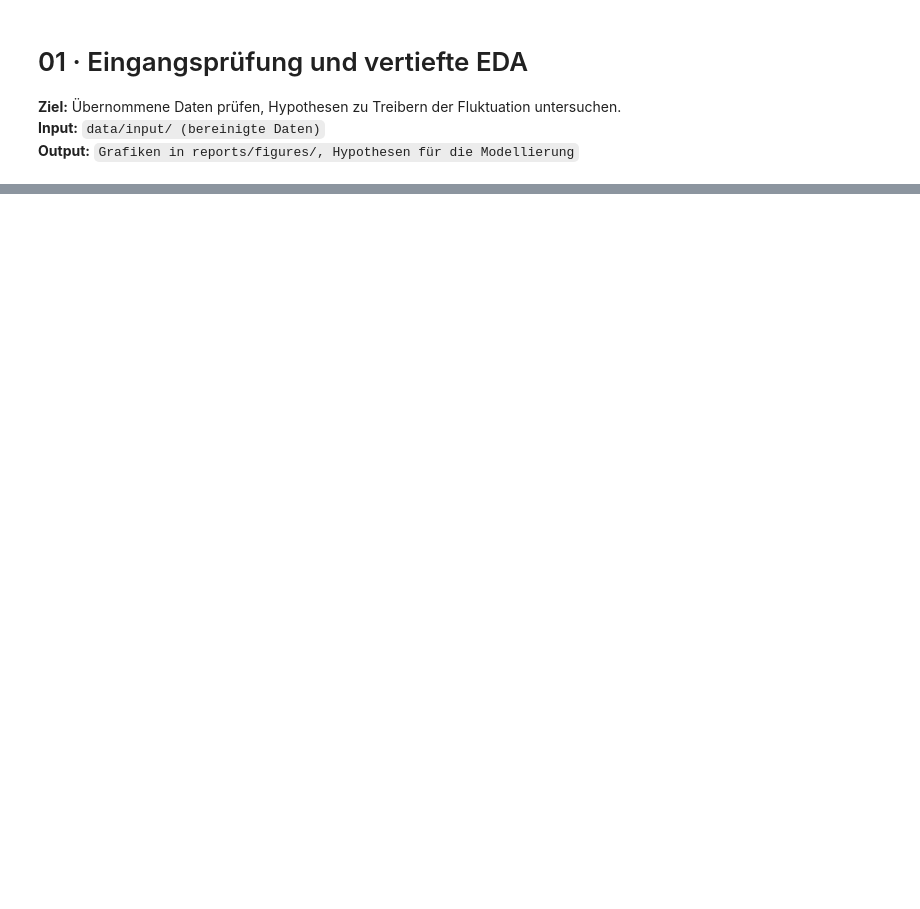
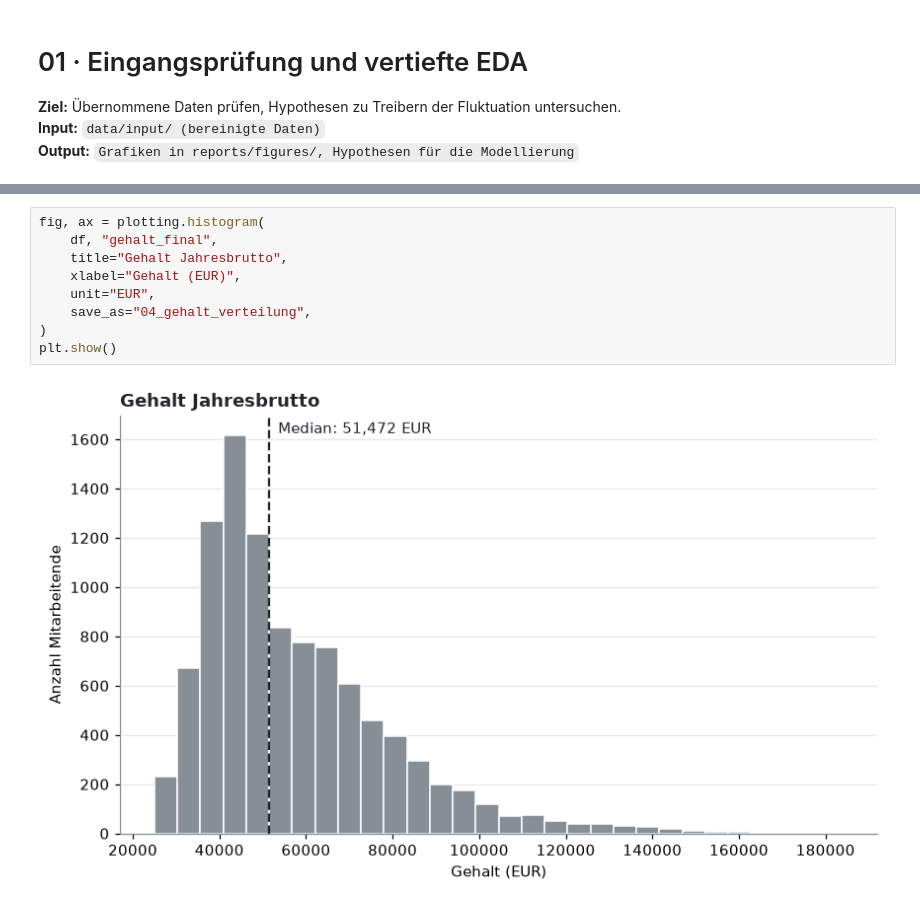
Before and after one commit to adrianmrizo/sonnenfeld-fluktuation, a Jupyter notebook: notebooks/01_eda.ipynb, the cells around one changed output, grey strips where cells are left out. Drawn from its saved outputs; the diff is of its cells as text; blank space fills up the shorter version.

```diff
--- a/notebooks/01_eda.ipynb
+++ b/notebooks/01_eda.ipynb
@@ -45,0 +620,11 @@ pd.set_option("display.max_columns", 50)
+# %%
+fig, ax = plotting.histogram(
+    df, "gehalt_final",
+    title="Gehalt Jahresbrutto",
+    xlabel="Gehalt (EUR)",
+    unit="EUR",
+    save_as="04_gehalt_verteilung",
+)
+plt.show()
+# %% [output]
+[figure, added]
```
Also changed, not shown: parts of 120 cells of this notebook, 25 other files.
